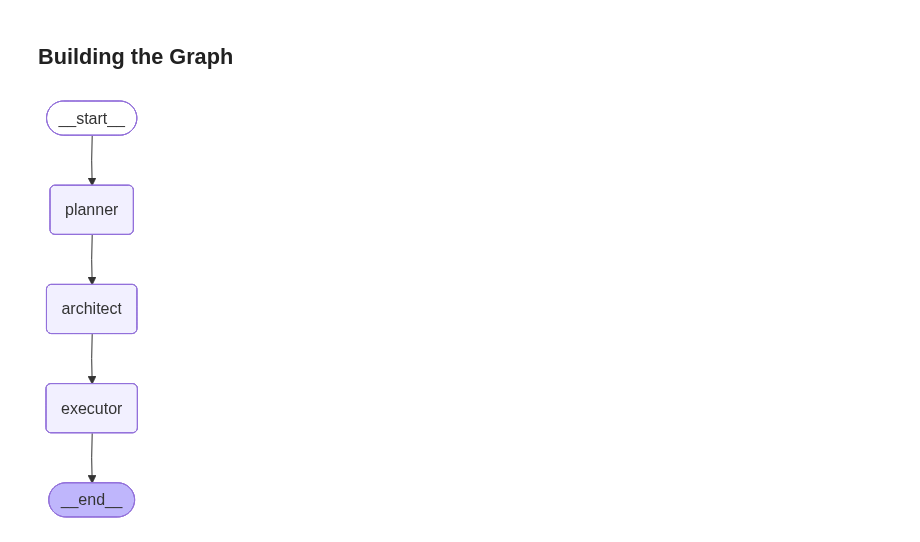
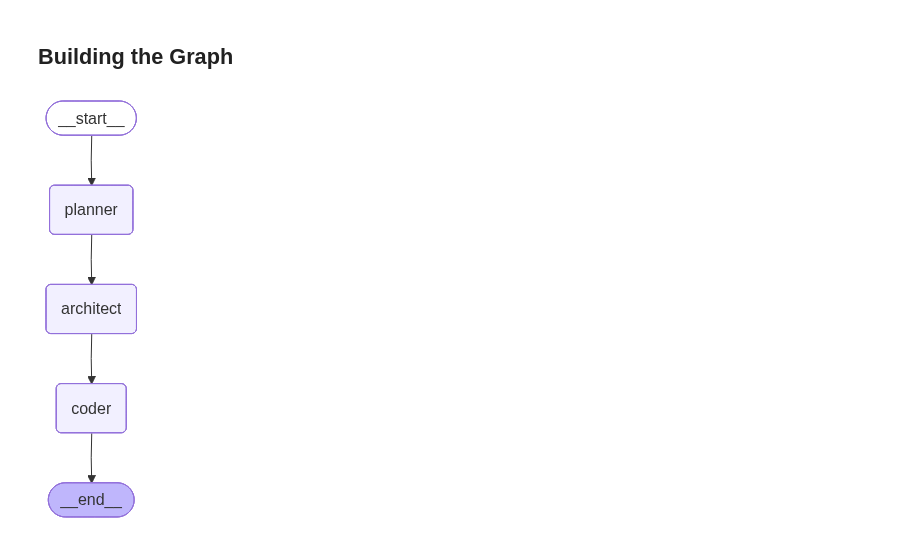
Before and after one commit to codewithyasho/Langgraph_Tutorials, a Jupyter notebook: Software_Builder_Agent/main.ipynb, the cells around one changed output. Saved outputs shown, nothing was run; the diff lists cells and outputs as text; code cells hidden in the pictures.

Commit message:
Add Software builder agent

```diff
--- a/Software_Builder_Agent/main.ipynb
+++ b/Software_Builder_Agent/main.ipynb
@@ -177,42 +108,30 @@ def planner_node(state: AgentState):
         ("user", "User Request: {user_input}")
     ])
 
-    planner_llm = llm.with_structured_output(PlanSchema)
-
     chain = prompt | planner_llm
 
     response = chain.invoke({"user_input": user_input})
 
-    return {"plan": response}
+    return {"plan_with_architecture": response.content}
 
 
 # architect node
 def architect_node(state: AgentState):
 
-    # get planner output
-    plan = state["plan"]
-
-    # convert plan to text (LLM needs context)
-    plan_context = f"""
-    Project Name: {plan.name}
-    Description: {plan.description}
-    Tech Stack: {", ".join(plan.techstack)}
-    Features: {", ".join(plan.features)}
-    """
+    # get planner agent output
+    plan = state["plan_with_architecture"]
 
     # create prompt
     prompt = ChatPromptTemplate.from_messages([
         ("system", ARCHITECT_PROMPT),
-        ("user", "Project Plan:\n{plan_context}")
+        ("user", "Project Plan:\n{plan}")
     ])
-
-    architect_llm = llm.with_structured_output(ArchitectureSchema)
 
     chain = prompt | architect_llm
 
-    response = chain.invoke({"plan_context": plan_context})
+    response = chain.invoke({"plan": plan})
 
-    return {"architecture": response}
+    return {"plan_with_architecture": response.content}
 # %% [markdown]
 ### **Coder/Executor Node**
 # %%
@@ -220,8 +139,8 @@ working_dir = os.getcwd()
 
 toolkit = FileManagementToolkit(root_dir=str(working_dir))
 
-executor_agent = create_agent(
-    model=llm,
+coder_agent = create_agent(
+    model=coder_llm,
     tools=toolkit.get_tools(),
     system_prompt=CODER_SYSTEM_PROMPT
 )
@@ -281,19 +147,29 @@ def executor_node(state: AgentState):
+# %%
+# coder agent node
+def coder_node(state: AgentState):
+    plan_with_architecture = state["plan_with_architecture"]
+
+    response = coder_agent.invoke({
+        "messages": [{"role": "user", "content": plan_with_architecture}]
+    })
+
+    return {state["plan_with_architecture"]: response["messages"][-1].content}
 # %% [markdown]
 ## **Building the Graph**
 # %%
 graph = StateGraph(AgentState)
 
 graph.add_node("planner", planner_node)
 graph.add_node("architect", architect_node)
-graph.add_node("executor", executor_node)
+graph.add_node("coder", coder_node)
 
 graph.add_edge(START, "planner")
 graph.add_edge("planner", "architect")
-graph.add_edge("architect", "executor")
-graph.add_edge("executor", END)
+graph.add_edge("architect", "coder")
+graph.add_edge("coder", END)
 
 app = graph.compile()
 app
 # %% [output]
-[figure, old version]
+[figure, new version]
 # %%
```
Also changed, not shown: parts of 9 cells of this notebook, 7 other files.
